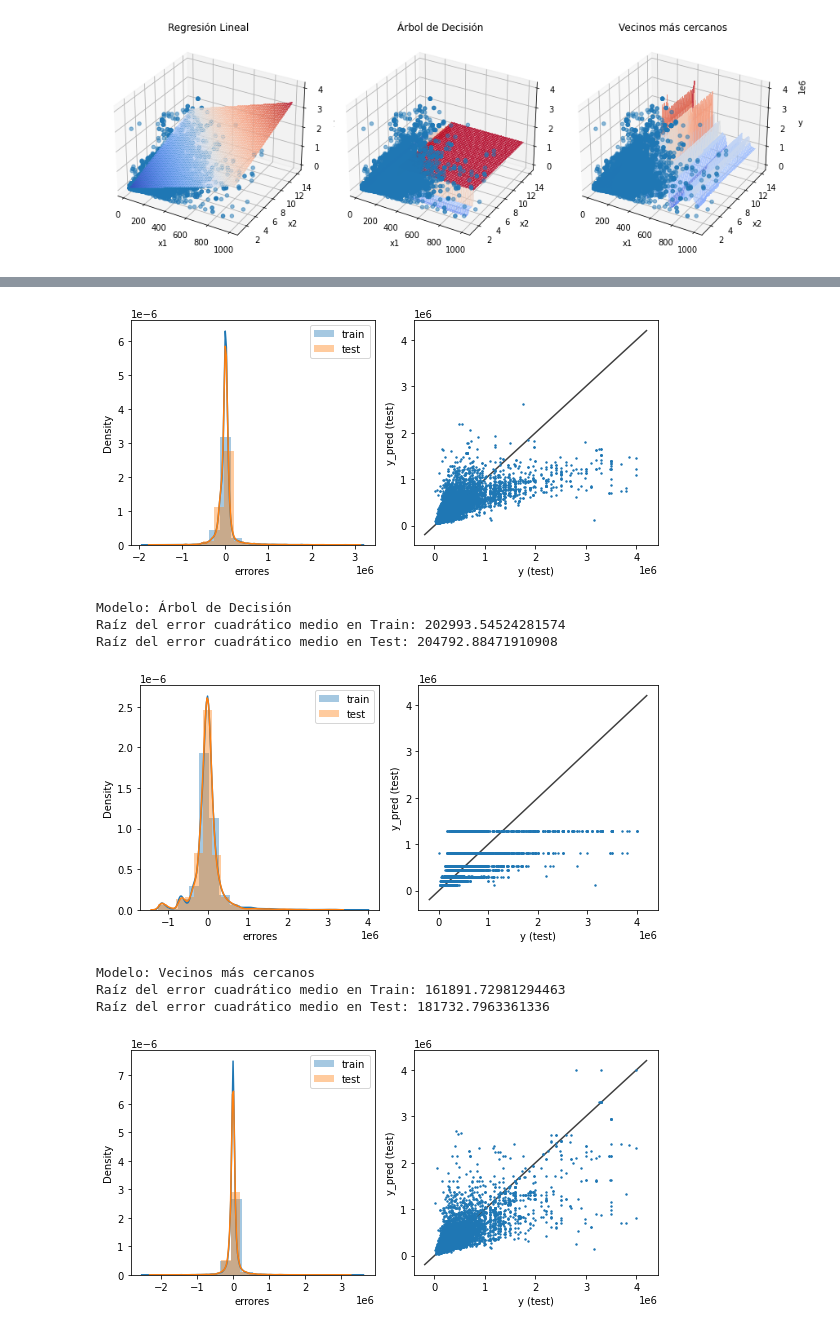
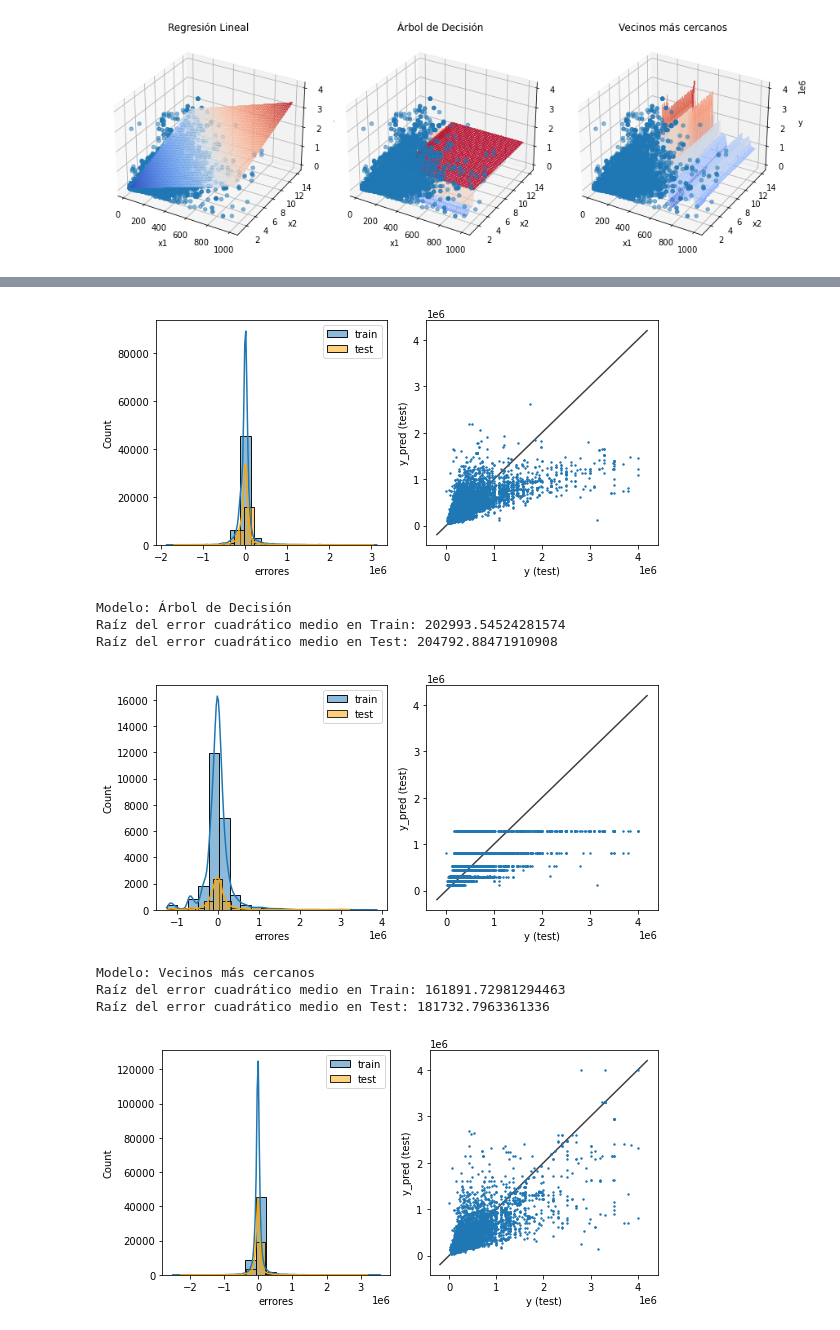
Before and after one commit to lalo1898developer/acamica_sprintproject-1, a Jupyter notebook: DS_Proyecto_01.ipynb, the cells around one changed output, grey strips where cells are left out. Saved outputs shown, nothing was run; the diff lists cells and outputs as text; code cells hidden in the pictures.

```diff
--- a/DS_Proyecto_01.ipynb
+++ b/DS_Proyecto_01.ipynb
@@ -815,11 +812,16 @@ for i, model in enumerate([linear_model, tree_regressor, knn_regressor]):
       y_train_pred = pd.DataFrame(y_train_pred, columns=['price'])
       y_test_pred = pd.DataFrame(y_test_pred, columns=['price'])
 
+    dif_train = y_train - y_train_pred
+    dif_test = y_test - y_test_pred
+
+    dif = pd.DataFrame({'Diff_Train': dif_train.price, 'Diff_Test': dif_test.price})
+
     plt.figure(figsize = (8,4))
 
     plt.subplot(1,2,1)
-    sns.distplot(y_train - y_train_pred, bins = 20, label = 'train')
-    sns.distplot(y_test - y_test_pred, bins = 20, label = 'test')
+    sns.histplot(dif, bins = 20, label = 'train', x='Diff_Train', kde=True)
+    sns.histplot(dif, bins = 20, label = 'test', x='Diff_Test', color='orange', kde=True)
     plt.xlabel('errores')
     plt.legend()
 
@@ -853,11 +855,11 @@ Raíz del error cuadrático medio en Test: 205955.8141368629
-[figure, old version]
+[figure, new version]
 Modelo: Árbol de Decisión
 Raíz del error cuadrático medio en Train: 202993.54524281574
 Raíz del error cuadrático medio en Test: 204792.88471910908
-[figure, old version]
+[figure, new version]
 Modelo: Vecinos más cercanos
 Raíz del error cuadrático medio en Train: 161891.72981294463
 Raíz del error cuadrático medio en Test: 181732.7963361336
-[figure, old version]
+[figure, new version]
 # %%
 #El error mejor debe de ser el más pequeño es MEJOR, porque tiene menos desviación del valor real
```
Also changed, not shown: parts of 9 cells of this notebook.
